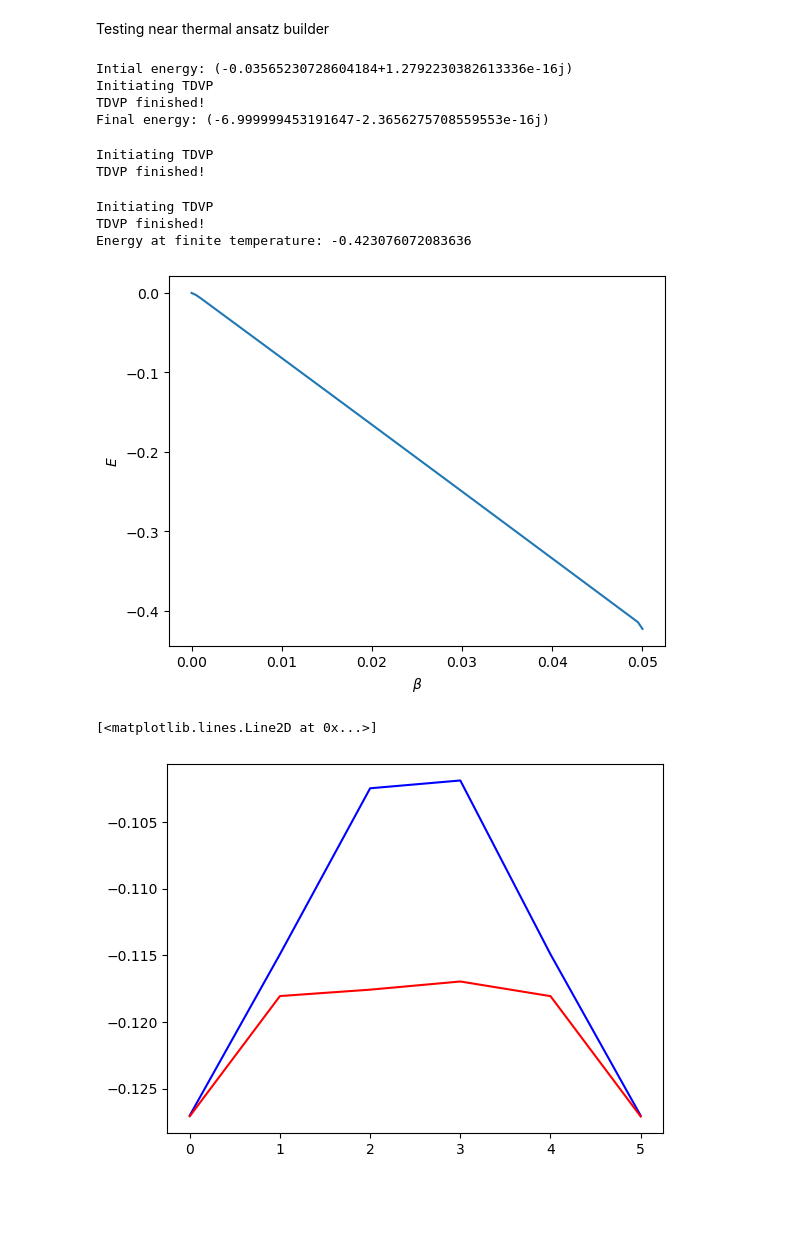
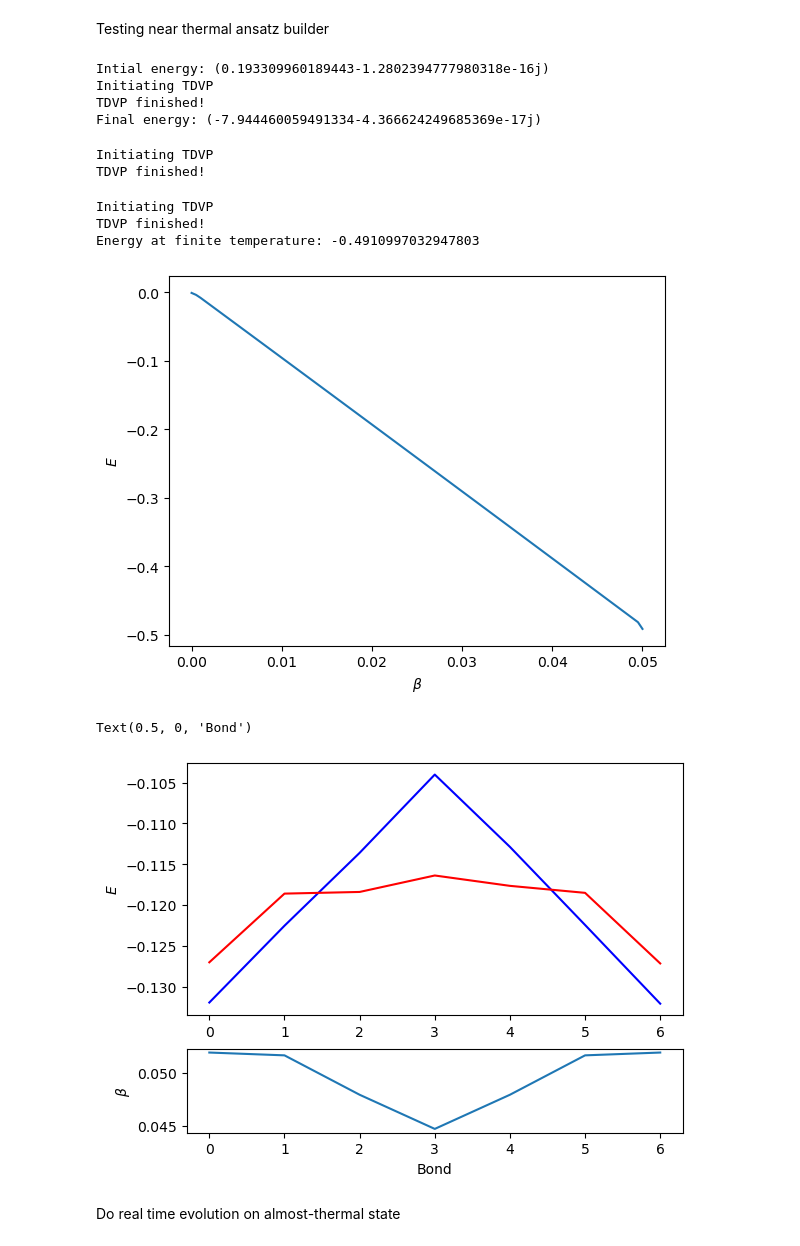
Before and after one commit to OscarCharlieST/quantum-tensor, a Jupyter notebook: active.ipynb, the cells around one changed output. Drawn from its saved outputs; the diff is of its cells as text; code cells hidden in the pictures; blank space fills up the shorter version.

```diff
--- a/active.ipynb
+++ b/active.ipynb
@@ -60,22 +60,28 @@ Final energy: (-9.590983998497517+3.469446951953614e-16j)
 # %% [markdown]
 Testing near thermal ansatz builder
 # %%
-N = 7
-D = 6
+N = 8
+D = 10
 H_usual = ops.tilted_ising(N=N)
 H_tf = thf.thermofield_hamiltonian(H_usual)
 # %%
 inf_T_state = sim.inf_T_thermofield_variational(N, D)
 # %% [output]
-Intial energy: (-0.03565230728604184+1.2792230382613336e-16j)
+Intial energy: (0.193309960189443-1.2802394777980318e-16j)
 Initiating TDVP
 TDVP finished!
-Final energy: (-6.999999453191647-2.3656275708559553e-16j)
+Final energy: (-7.944460059491334-4.366624249685369e-17j)
 # %%
 beta_avg = 0.05
 delta_beta = 0.01
-beta_profile = beta_avg*np.ones(N) - delta_beta*np.exp(-np.linspace(-N/2, N/2, N)**2)
-# gaussian profile ontop of an average, with temp highest at centre
+
+# gaussian profile ontop of an average,
+# with temp highest at centre,
+# adjusted to have zero mean
+d_beta_profile = delta_beta*np.exp(-np.linspace(-N/2, N/2, N)**2)
+d_beta_profile = d_beta_profile - np.mean(d_beta_profile)*np.ones(N)
+
+beta_profile = beta_avg*np.ones(N) - d_beta_profile
 
 profile_state = thf.near_thermal(H_tf, beta_profile, D, initial_state=inf_T_state)
 # %% [output]
@@ -86,8 +92,8 @@ even_state = thf.finite_T_thermofield(beta_avg, N, D, H_tf, initial_state=inf_T_
 # %% [output]
 Initiating TDVP
 TDVP finished!
-Energy at finite temperature: -0.423076072083636
+Energy at finite temperature: -0.4910997032947803
-[figure, old version]
+[figure, new version]
 # %%
 # Checking energy along chain
 local_energy = []
@@ -98,9 +104,16 @@ for term in local_ops:
     local_energy.append(ops.local_expect(profile_state, term))
     even_energy.append(ops.local_expect(even_state, term))
 # %%
-fix, ax = plt.subplots(1,1)
-ax.plot(sites[:-1], local_energy, color='b')
-ax.plot(sites[:-1], even_energy, color='r')
+fix, ax = plt.subplots(2, 1, height_ratios=[3, 1])
+ax[0,].plot(sites[:-1], local_energy, color='b')
+ax[0,].plot(sites[:-1], even_energy, color='r')
+ax[0,].set_ylabel(r'$E$')
+bond_profile = [np.sqrt(beta_profile[i]*beta_profile[i+1]) for i in range(N-1)]
+ax[1,].plot(sites[:-1], bond_profile)
+ax[1,].set_ylabel(r'$\beta$')
+ax[1,].set_xlabel("Bond")
 # %% [output]
-[<matplotlib.lines.Line2D at 0x...>]
+Text(0.5, 0, 'Bond')
-[figure, old version]
+[figure, new version]
+# %% [markdown]
+Do real time evolution on almost-thermal state
```
Also changed, not shown: parts of 5 cells of this notebook, 2 other files.
